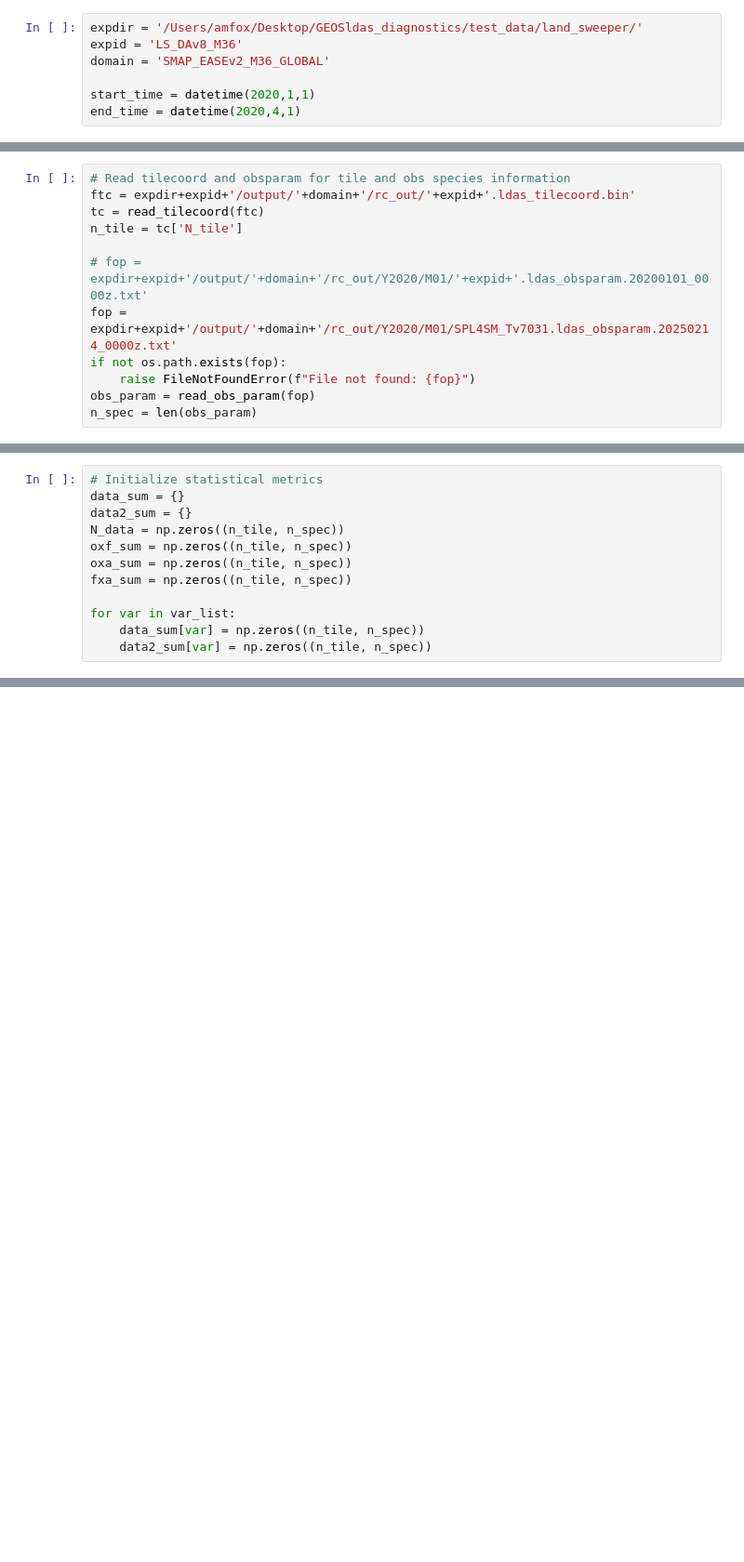
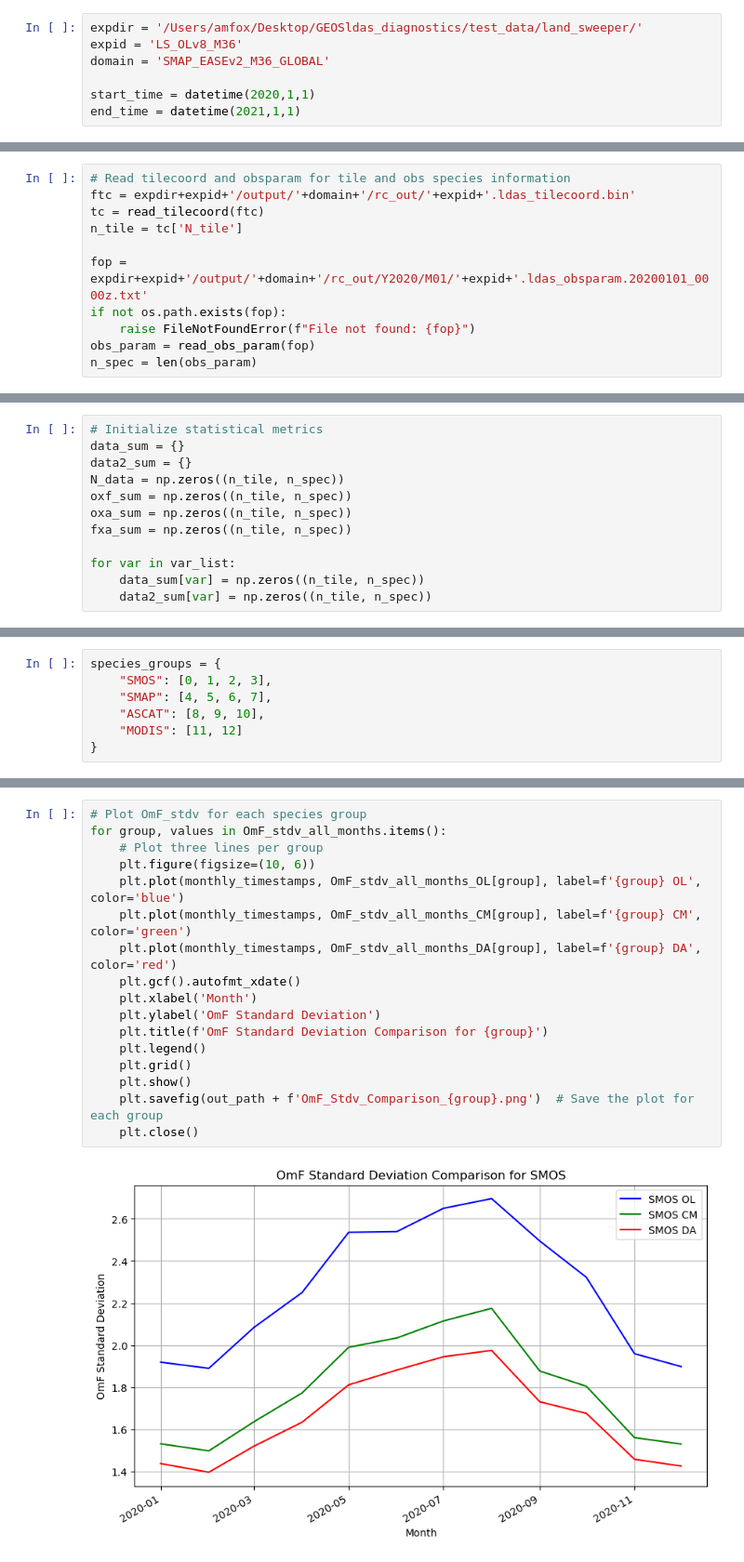
Before and after one commit to amfox37/GEOSldas_diagnostics, a Jupyter notebook: python_calc_plot_ObsFcstAna/ObsFcstAna_notebook.ipynb, the cells around one changed output, grey strips where cells are left out. Shown at 93% size. Drawn from its saved outputs; the diff is of its cells as text; blank space fills up the shorter version.

```diff
--- a/python_calc_plot_ObsFcstAna/ObsFcstAna_notebook.ipynb
+++ b/python_calc_plot_ObsFcstAna/ObsFcstAna_notebook.ipynb
@@ -23,10 +22,10 @@ sys.stderr = io.TextIOWrapper(open(sys.stderr.fileno(), 'wb', 0), write_through=
 # %%
 expdir = '/Users/amfox/Desktop/GEOSldas_diagnostics/test_data/land_sweeper/'
-expid = 'LS_DAv8_M36'
+expid = 'LS_OLv8_M36'
 domain = 'SMAP_EASEv2_M36_GLOBAL'
 
 start_time = datetime(2020,1,1)
-end_time = datetime(2020,4,1)
+end_time = datetime(2021,1,1)
 # %%
 # Define a minimum threshold for the temporal data points to ensure statistical reliability
 # of the computed metrics.
@@ -48,8 +47,7 @@ ftc = expdir+expid+'/output/'+domain+'/rc_out/'+expid+'.ldas_tilecoord.bin'
 tc = read_tilecoord(ftc)
 n_tile = tc['N_tile']
 
-# fop = expdir+expid+'/output/'+domain+'/rc_out/Y2020/M01/'+expid+'.ldas_obsparam.20200101_0000z.txt'
-fop = expdir+expid+'/output/'+domain+'/rc_out/Y2020/M01/SPL4SM_Tv7031.ldas_obsparam.20250214_0000z.txt'
+fop = expdir+expid+'/output/'+domain+'/rc_out/Y2020/M01/'+expid+'.ldas_obsparam.20200101_0000z.txt'
 if not os.path.exists(fop):
     raise FileNotFoundError(f"File not found: {fop}")
 obs_param = read_obs_param(fop)
@@ -111,0 +194,7 @@ while date_time < end_time:
+# %%
+species_groups = {
+    "SMOS": [0, 1, 2, 3],
+    "SMAP": [4, 5, 6, 7],
+    "ASCAT": [8, 9, 10],
+    "MODIS": [11, 12]
+}
@@ -111,0 +636,19 @@ while date_time < end_time:
+# %%
+# Plot OmF_stdv for each species group
+for group, values in OmF_stdv_all_months.items():
+    # Plot three lines per group
+    plt.figure(figsize=(10, 6))
+    plt.plot(monthly_timestamps, OmF_stdv_all_months_OL[group], label=f'{group} OL', color='blue')
+    plt.plot(monthly_timestamps, OmF_stdv_all_months_CM[group], label=f'{group} CM', color='green')
+    plt.plot(monthly_timestamps, OmF_stdv_all_months_DA[group], label=f'{group} DA', color='red')
+    plt.gcf().autofmt_xdate()
+    plt.xlabel('Month')
+    plt.ylabel('OmF Standard Deviation')
+    plt.title(f'OmF Standard Deviation Comparison for {group}')
+    plt.legend()
+    plt.grid()
+    plt.show()
+    plt.savefig(out_path + f'OmF_Stdv_Comparison_{group}.png')  # Save the plot for each group
+    plt.close()
+# %% [output]
+[figure, added]
```
Also changed, not shown: parts of 16 cells of this notebook, 2 other files.
